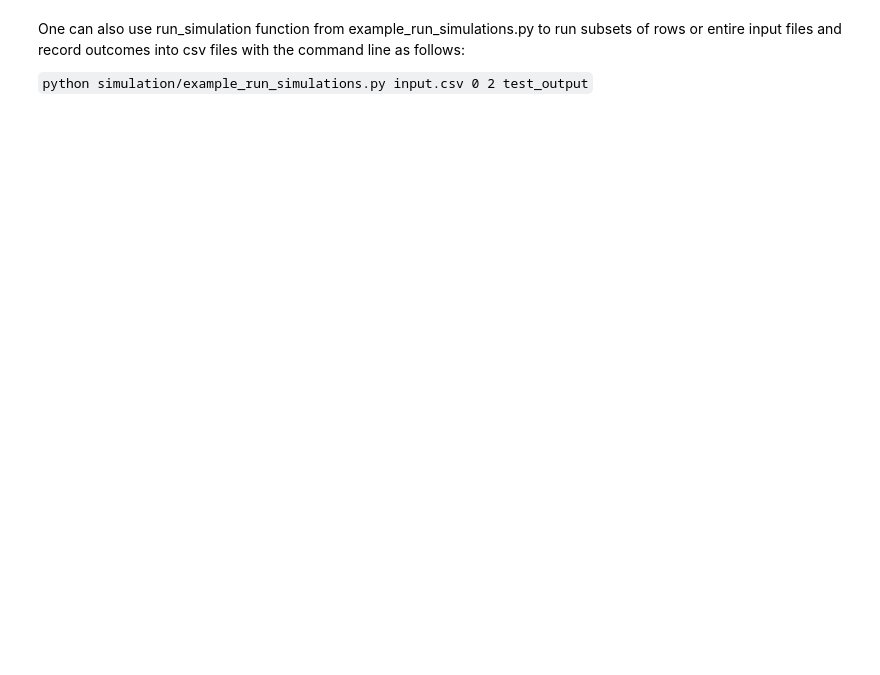
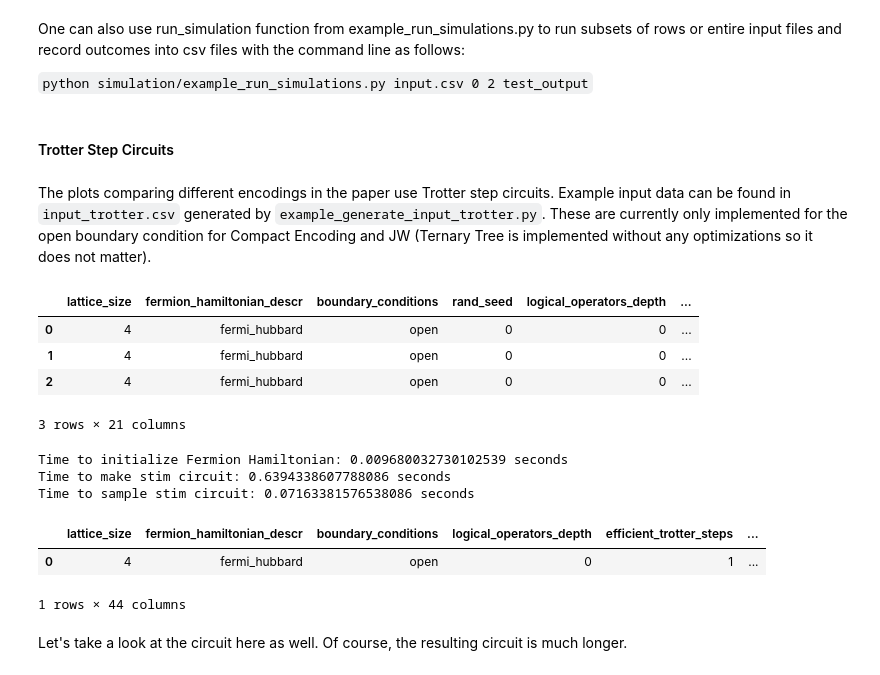
Before and after one commit to edyrenkova/FermiStabilizers, a Jupyter notebook: getting_started.ipynb, the cells around one changed output. Drawn from its saved outputs; the diff is of its cells as text; code cells hidden in the pictures; blank space fills up the shorter version.

Commit message:
added trotter step demonstration in getting_started

```diff
--- a/getting_started.ipynb
+++ b/getting_started.ipynb
@@ -154,3 +179,31 @@ output_df_C
 One can also use run_simulation function from example_run_simulations.py to run subsets of rows or entire input files and record outcomes into csv files with the command line as follows:
 
 `python simulation/example_run_simulations.py input.csv 0 2 test_output`
+# %% [markdown]
+#### Trotter Step Circuits
+# %% [markdown]
+The plots comparing different encodings in the paper use Trotter step circuits. Example input data can be found in `input_trotter.csv` generated by `example_generate_input_trotter.py`. These are currently only implemented for the open boundary condition for Compact Encoding and JW (Ternary Tree is implemented without any optimizations so it does not matter).
+# %%
+input_t_df = pd.read_csv('input_trotter.csv')
+input_t_df
+# %% [output]
+|  | lattice_size | fermion_hamiltonian_descr | boundary_conditions | rand_seed | logical_operators_depth | ... |
+| 0 | 4 | fermi_hubbard | open | 0 | 0 | ... |
+| 1 | 4 | fermi_hubbard | open | 0 | 0 | ... |
+| 2 | 4 | fermi_hubbard | open | 0 | 0 | ... |
+3 rows × 21 columns
+# %%
+sim_c_t = Simulation(input_t_df.iloc[[0]].squeeze(), 'test_output_t')
+output_df_C_t = sim_c_t.run()
+# %% [output]
+Time to initialize Fermion Hamiltonian: 0.009680032730102539 seconds
+Time to make stim circuit: 0.6394338607788086 seconds
+Time to sample stim circuit: 0.07163381576538086 seconds
+# %%
+output_df_C_t
+# %% [output]
+|  | lattice_size | fermion_hamiltonian_descr | boundary_conditions | logical_operators_depth | efficient_trotter_steps | ... |
+| 0 | 4 | fermi_hubbard | open | 0 | 1 | ... |
+1 rows × 44 columns
+# %% [markdown]
+Let's take a look at the circuit here as well. Of course, the resulting circuit is much longer.
```
Also changed, not shown: parts of 9 cells of this notebook, 22 other files.
